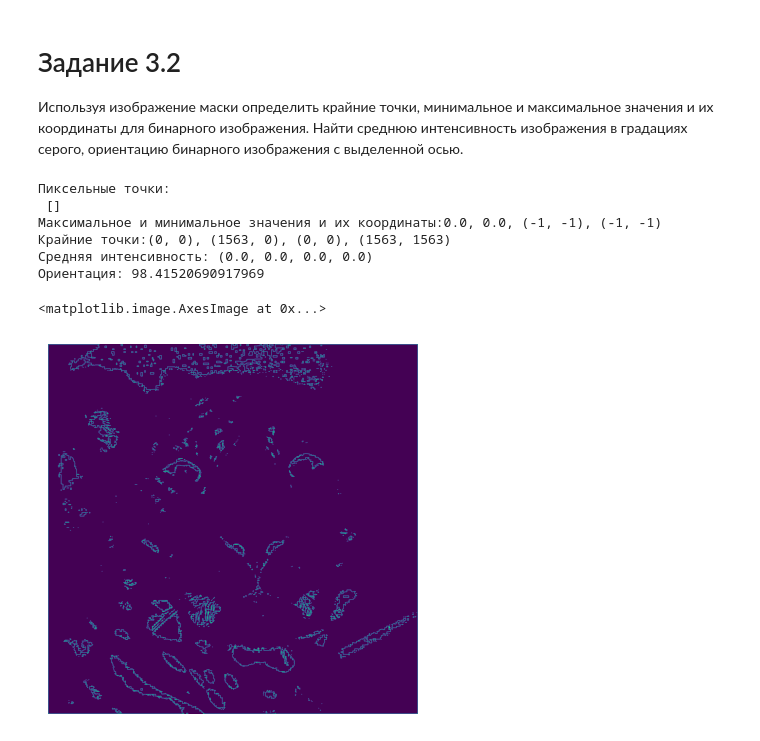
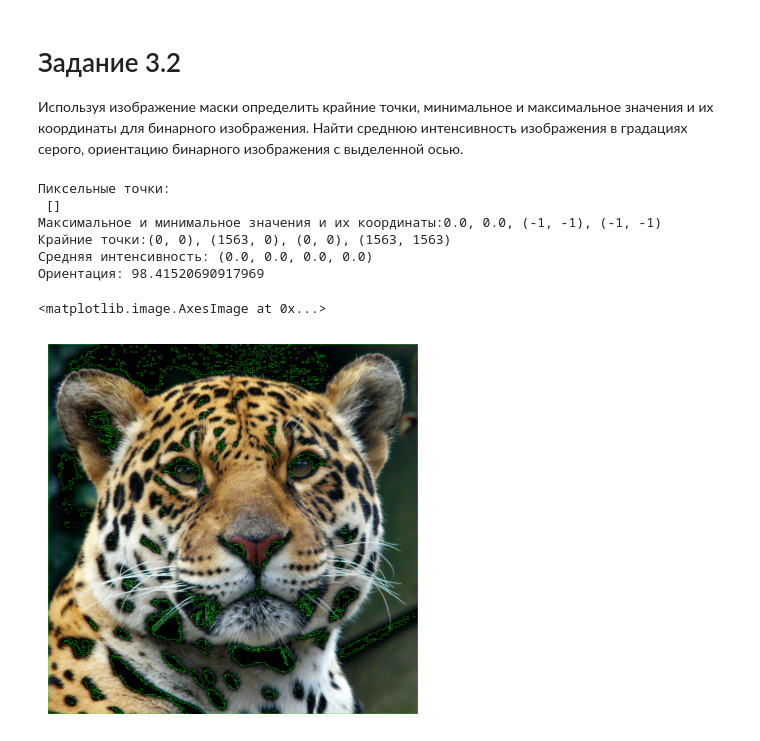
Before and after one commit to DFooRS/TRO_l9, a Jupyter notebook: tasks.ipynb, the cells around one changed output. Drawn from its saved outputs; the diff is of its cells as text; code cells hidden in the pictures.

```diff
--- a/tasks.ipynb
+++ b/tasks.ipynb
@@ -48,39 +46,37 @@ print(f"Эквивалентный диаметр: {eqdiam}")
 Используя изображение маски определить крайние точки, минимальное и максимальное значения и их координаты для бинарного изображения. Найти среднюю интенсивность изображения в градациях серого, ориентацию бинарного изображения с выделенной осью.
 # %%
 img = cv2.imread('images/jaguar.jpg', 0)
-imag = cv2.imread('images/jaguar.jpg', 0)
+imag = cv2.imread('images/jaguar.jpg', 1)
 ret, thresh = cv2.threshold(img, 0, 255, 0)
 contours, hierarchy = cv2.findContours(thresh, 5, 5)
 cnt = contours[0]
-
-img_contours = np.uint8(np.zeros((img.shape[0],img.shape[1])))
-cv2.drawContours(img_contours, contours, -1, (255,255,255), 1)
+cv2.drawContours(imag, contours, -1, (0,255,0), 1)
 
 mask = np.zeros(img.shape, np.uint8)
 pixpoin = np.transpose(np.nonzero(mask))
 minv, maxv, minl, maxl = cv2.minMaxLoc(img, mask=mask)
 leftmost = tuple(cnt[cnt[:, :, 0].argmin()][0])
 rightmost = tuple(cnt[cnt[:, :, 0].argmax()][0])
 topmost = tuple(cnt[cnt[:, :, 1].argmin()][0])
 bottommost = tuple(cnt[cnt[:, :, 1].argmax()][0])
 (x,y),(MA,ma),ang=cv2.fitEllipse(cnt)
 meanv = cv2.mean(img,mask = mask)
 
 print(f"Пиксельные точки:\n {pixpoin}")
 print("Максимальное и минимальное значения и их координаты:"
       f"{minv}, {maxv}, {minl}, {maxl}")
 print(f"Крайние точки:{leftmost}, {rightmost}, {topmost}, {bottommost}")
 print(f"Средняя интенсивность: {meanv}")
 print(f"Ориентация: {ang}")
 
 plt.axis("off")
-plt.imshow(img_contours)
+plt.imshow(cv2.cvtColor(imag,cv2.COLOR_BGR2RGB))
 # %% [output]
 Пиксельные точки:
  []
 Максимальное и минимальное значения и их координаты:0.0, 0.0, (-1, -1), (-1, -1)
 Крайние точки:(0, 0), (1563, 0), (0, 0), (1563, 1563)
 Средняя интенсивность: (0.0, 0.0, 0.0, 0.0)
 Ориентация: 98.41520690917969
 <matplotlib.image.AxesImage at 0x...>
-[figure, old version]
+[figure, new version]
```
Also changed, not shown: parts of 1 cell of this notebook.
